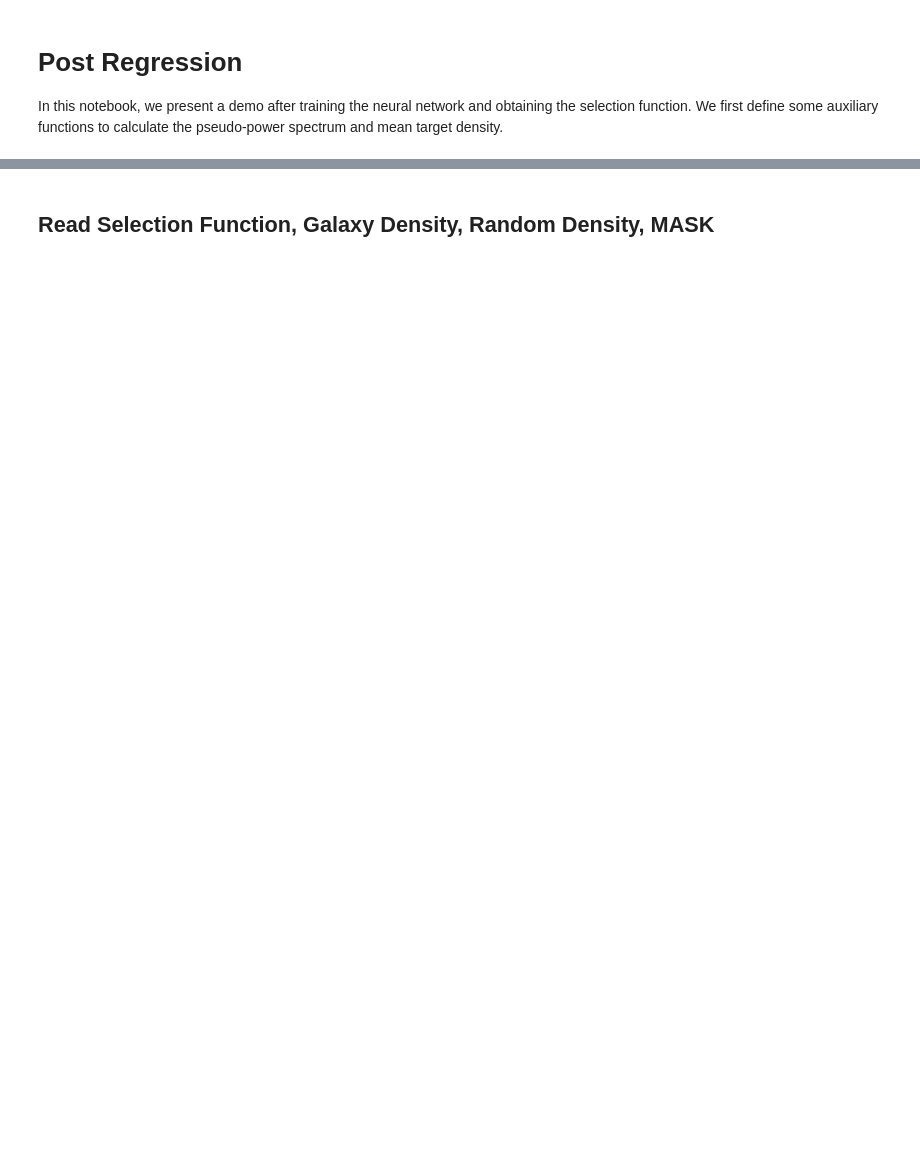
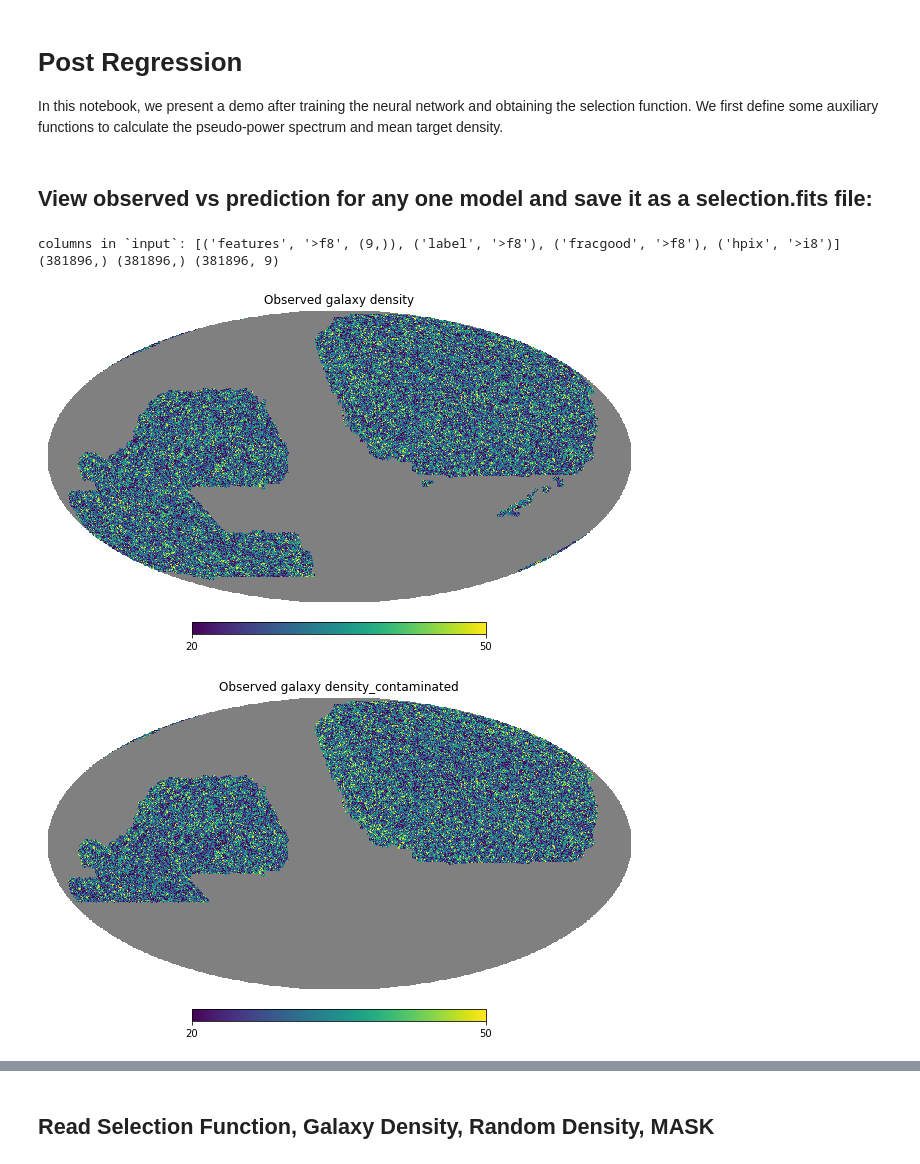
Before and after one commit to mehdirezaie/sysnetdev, a Jupyter notebook: notebooks/post_process.ipynb, the cells around one changed output, grey strips where cells are left out. Drawn from its saved outputs; the diff is of its cells as text; code cells hidden in the pictures; blank space fills up the shorter version.

```diff
--- a/notebooks/post_process.ipynb
+++ b/notebooks/post_process.ipynb
@@ -43,3 +46,61 @@ def hist(ngal, frac, syst, bins, mask):
     mean = ng/(nr*norm)
 
     return (ns, mean)
+# %% [markdown]
+## View observed vs prediction for any one model and save it as a selection.fits file:
+# %%
+#
+# importing general Python modules
+#
+import os
+import sys
+import matplotlib.pyplot as plt
+import numpy as np
+import healpy as hp
+import fitsio as ft
+from pathlib import Path
+
+#
+# importing SYSNET modules
+# add the absolute path to 'sysnetdev'
+sys.path.append('/home/jayashreeb/Documents/sysnet/sysnetdev')
+
+from sysnet import SYSNet, Config, TrainedModel
+%matplotlib inline
+
+input1_path = '/mnt/data1/lognormal/0.57.0/nlrg_features_desi_256.fits'
+input2_path = '/mnt/data1/lognormal/hpmaps/lrghp-zero-1-f1z1.fits'
+input2_cpath = '/mnt/data1/lognormal/hpmaps/lrghp-czero-1-f1z1.fits'
+
+input1 = ft.read(input1_path)  # read tab. data
+print(f'columns in `input`: {input1.dtype}')
+print(np.shape(input1["label"]),np.shape(input1["hpix"]),np.shape(input1["features"]))
+
+input2 = hp.read_map(input2_path) # read hpmaps. data
+input2_c = hp.read_map(input2_cpath) # read hpmaps. data
+
+# repackage hpix and label to a HEALPix map for visualization purpose
+nside = 256
+ng = np.zeros(12*nside*nside)
+ng[:] = np.nan
+ng_c = ng.copy()
+
+mask = np.zeros(12*nside*nside)
+mask[input1['hpix']] = True
+input2[np.logical_not(mask)] = hp.UNSEEN
+input2_c[np.logical_not(mask)] = hp.UNSEEN
+
+ng[input1['hpix']] = input2[input1['hpix']]
+
+# Mollweide projection
+hp.mollview(ng, rot=-85, min=20, max=50,
+            title='Observed galaxy density');
+
+ng_c[input1['hpix']] = input2_c[input1['hpix']]
+hp.mollview(ng_c, rot=-85, min=20, max=50,
+            title='Observed galaxy density_contaminated');
+# %% [output]
+columns in `input`: [('features', '>f8', (9,)), ('label', '>f8'), ('fracgood', '>f8'), ('hpix', '>i8')]
+(381896,) (381896,) (381896, 9)
+[figure, added]
+[figure, added]
```
Also changed, not shown: parts of 14 cells of this notebook, 2 other files.
